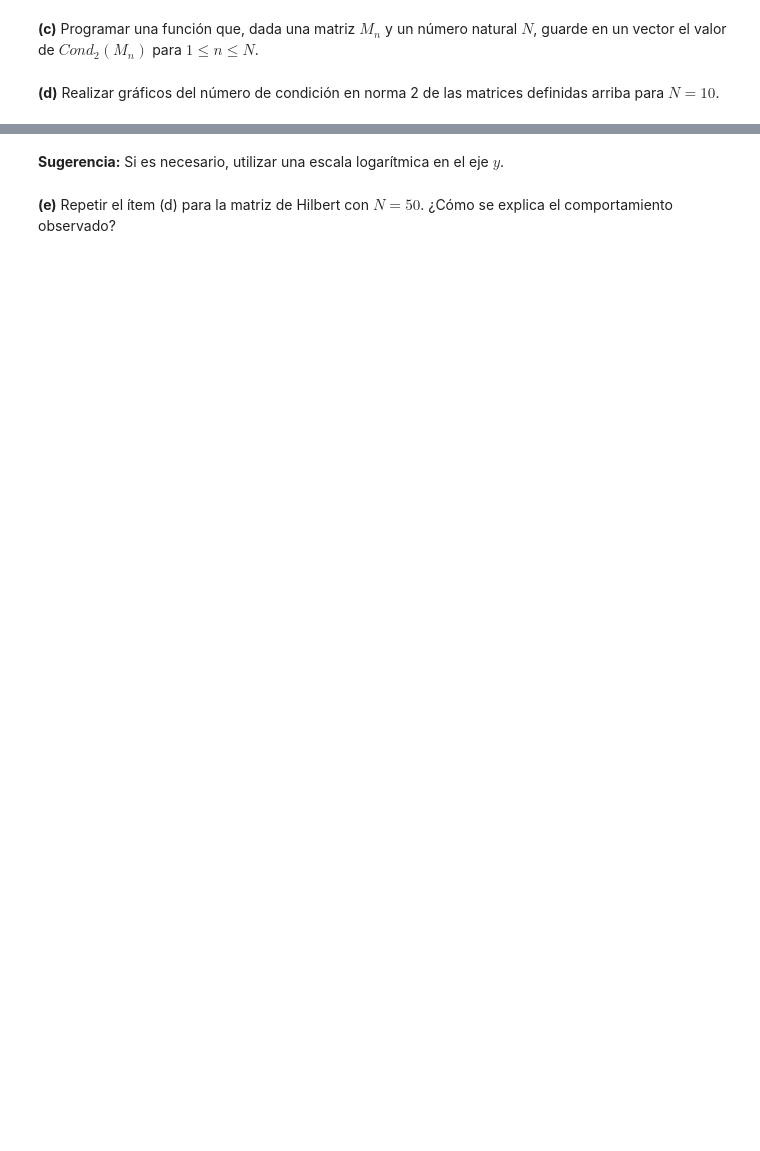
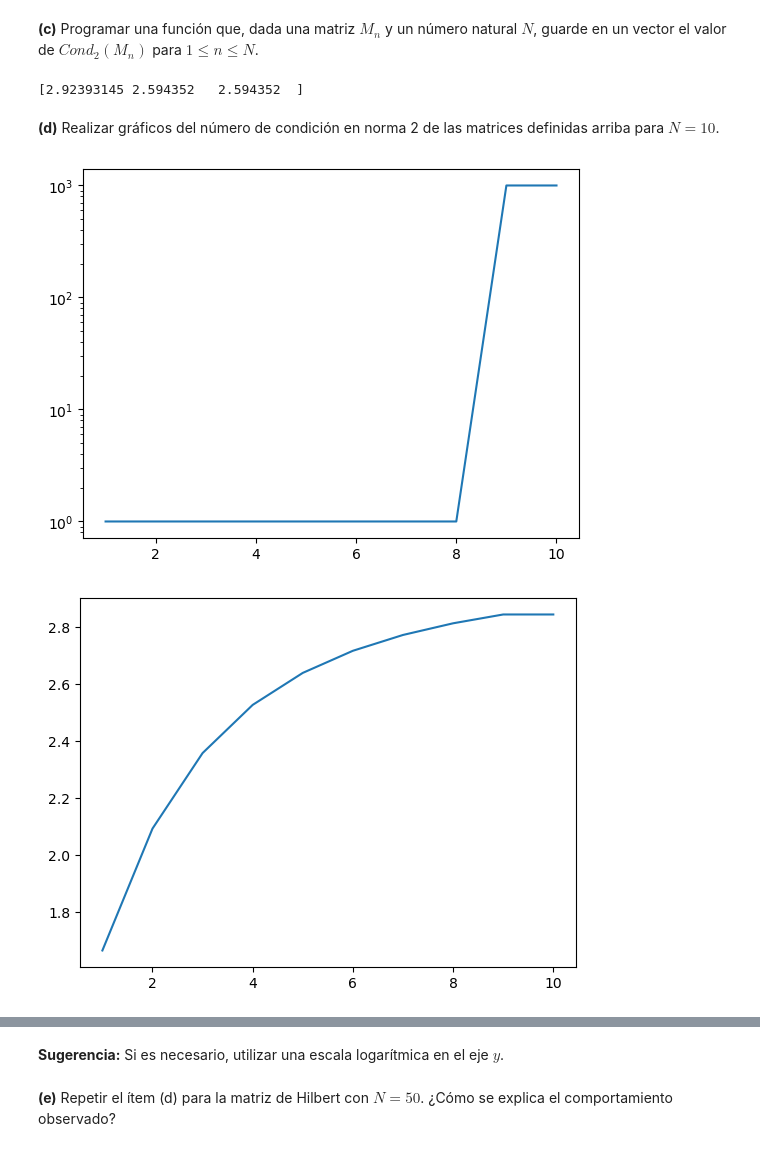
Before and after one commit to SoutoSebastian/ALC, a Jupyter notebook: labo04_nro_de_condicion(1).ipynb, the cells around one changed output, grey strips where cells are left out. Saved outputs shown, nothing was run; the diff lists cells and outputs as text; code cells hidden in the pictures; blank space fills up the shorter version.

Commit message:
labo num de cond

```diff
--- a/labo04_nro_de_condicion(1).ipynb
+++ b/labo04_nro_de_condicion(1).ipynb
@@ -135,9 +162,17 @@ plt.legend()
 # %% [markdown]
 **(c)** Programar una función que, dada una matriz $M_n$ y un número natural $N$, guarde en un vector el valor de $Cond_2(M_n)$ para $1\leq n \leq N$.
-# %%
-def vector_condicion(M, N):
-  #COMPLETAR
-  #...
-  return()
+# %%
+def vector_condicion(M, N):
+    res = np.array([])
+    for i in range (1,N+1):
+        sub_matriz = M[:i+1,:i+1]
+        cond_i = np.linalg.cond(sub_matriz, p=2)
+        res = np.append(res, np.array([cond_i]))
+    return res
+
+A = np.random.randn(3,3)
+print(vector_condicion(A,3))
+# %% [output]
+[2.92393145 2.594352   2.594352  ]
 # %% [markdown]
 **(d)** Realizar gráficos del número de condición en norma 2 de las matrices definidas arriba para $N=10$.
@@ -149,0 +179,26 @@ plt.show()
+# %%
+An = matriz_A(10)
+Bn = matriz_B(10)
+Hn= matriz_H(10)
+
+x= np.arange(1,11)
+y= vector_condicion(An, 10)
+
+plt.figure()
+plt.plot(x, y)
+plt.yscale('log')
+
+y= vector_condicion(Bn, 10)
+plt.figure()
+plt.plot(x, y)
+#plt.yscale('log')
+
+y= vector_condicion(Hn, 10)
+plt.figure()
+plt.plot(x, y)
+plt.yscale('log')
+
+plt.show()
+# %% [output]
+[figure, added]
+[figure, added]
```
Also changed, not shown: parts of 15 cells of this notebook, 1 other file.
